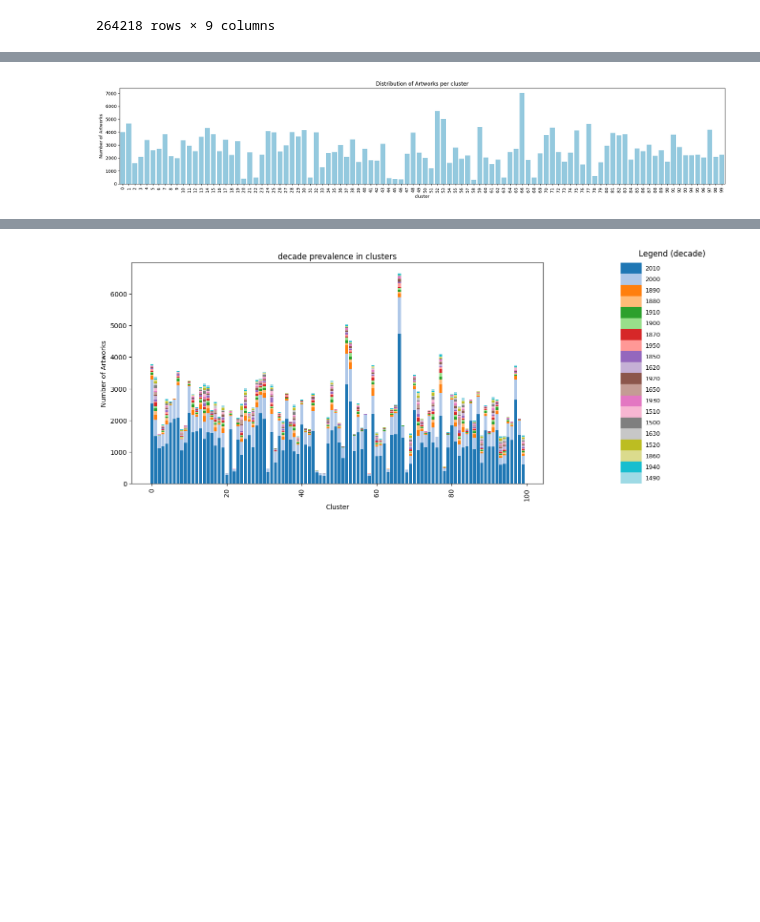
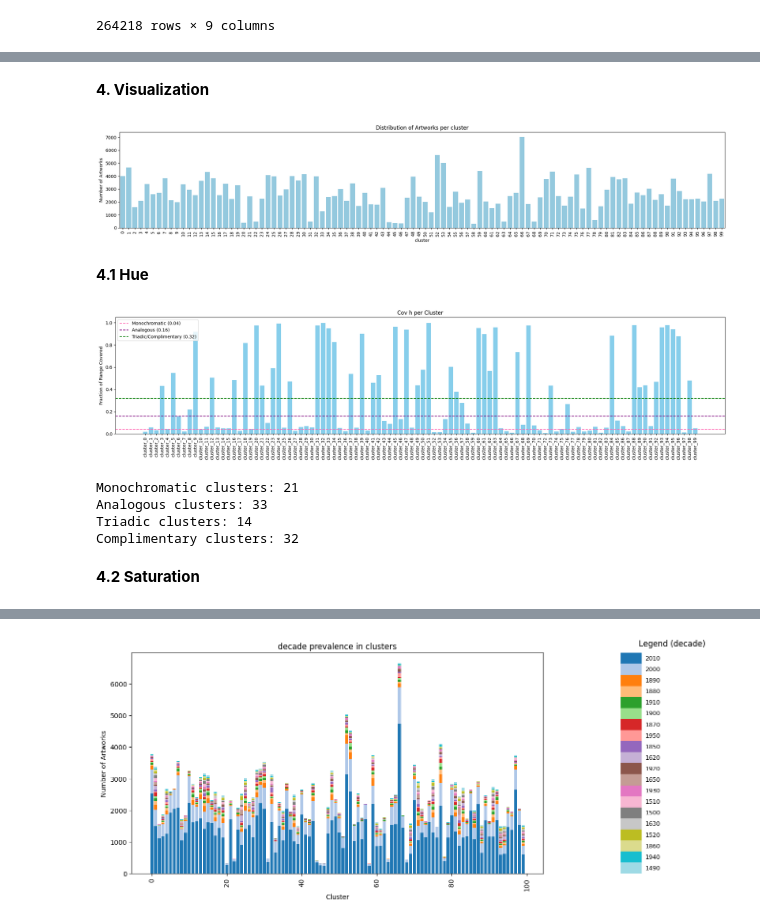
Before and after one commit to vieira-giulia/art_data_mining, a Jupyter notebook: 01_artwork_clustering/artwork_clustering.ipynb, the cells around one changed output, grey strips where cells are left out. Saved outputs shown, nothing was run; the diff lists cells and outputs as text; code cells hidden in the pictures; blank space fills up the shorter version.

Commit message:
adding stats to artwork clustering

```diff
--- a/01_artwork_clustering/artwork_clustering.ipynb
+++ b/01_artwork_clustering/artwork_clustering.ipynb
@@ -113,0 +198,4 @@ centroids_df
+# %%
+centroids_df = add_coverage_ratios(centroids_df)
+# %%
+centroids_df = add_hsv_features(centroids_df)
@@ -124,4 +220,44 @@ artworks_df['cluster'].value_counts().median()
+# %% [markdown]
+**4. Visualization**
 # %%
 plotter.plot_artwork_distribution(artworks_df, "cluster")
 # %% [output]
 [figure]
+# %% [markdown]
+**4.1 Hue**
+# %%
+H_monochromatic = 0.04          # 15 degrees
+H_analogous = 0.16              # 60 degrees
+H_triadic = 0.32                # 120 degrees
+H_complimentary = 0.48          # 180 degrees
+# %%
+import matplotlib.pyplot as plt
+
+def plot_H_coverage(df, col, mono_t, analog_t, triad_t):
+    plt.figure(figsize=(20, 5))
+    plt.bar(df['name'], df[col], color="skyblue")
+    plt.axhline(y=mono_t, color='hotpink', linestyle='--', label=f'Monochromatic ({mono_t})')
+    plt.axhline(y=analog_t, color='purple', linestyle='--', label=f'Analogous ({analog_t})')
+    plt.axhline(y=triad_t, color='green', linestyle='--', label=f'Triadic/Complimentary ({triad_t})')
+    plt.title(f"{col.replace('_', ' ').capitalize()} per Cluster")
+    plt.ylabel("Fraction of Range Covered")
+    plt.xticks(rotation=90)
+    plt.legend()
+    plt.tight_layout()
+    plt.show()
+# %%
+plot_H_coverage(centroids_df, "cov_H", H_monochromatic, H_analogous, H_triadic)
+# %% [output]
+[figure, added]
+# %%
+print(f"Monochromatic clusters: {(centroids_df['cov_H'] < H_monochromatic).sum()}")
+print(f"Analogous clusters: {((centroids_df['cov_H'] > H_monochromatic) & (centroids_df['cov_H'] <= H_analogous)).sum()}")
+print(f"Triadic clusters: {((centroids_df['cov_H'] > H_analogous) & (centroids_df['cov_H'] <= H_complimentary)).sum()}")
+print(f"Complimentary clusters: {(centroids_df['cov_H'] > H_complimentary).sum()}")
+# %% [output]
+Monochromatic clusters: 21
+Analogous clusters: 33
+Triadic clusters: 14
+Complimentary clusters: 32
+# %% [markdown]
+**4.2 Saturation**
```
Also changed, not shown: parts of 46 cells of this notebook, 13 other files.
